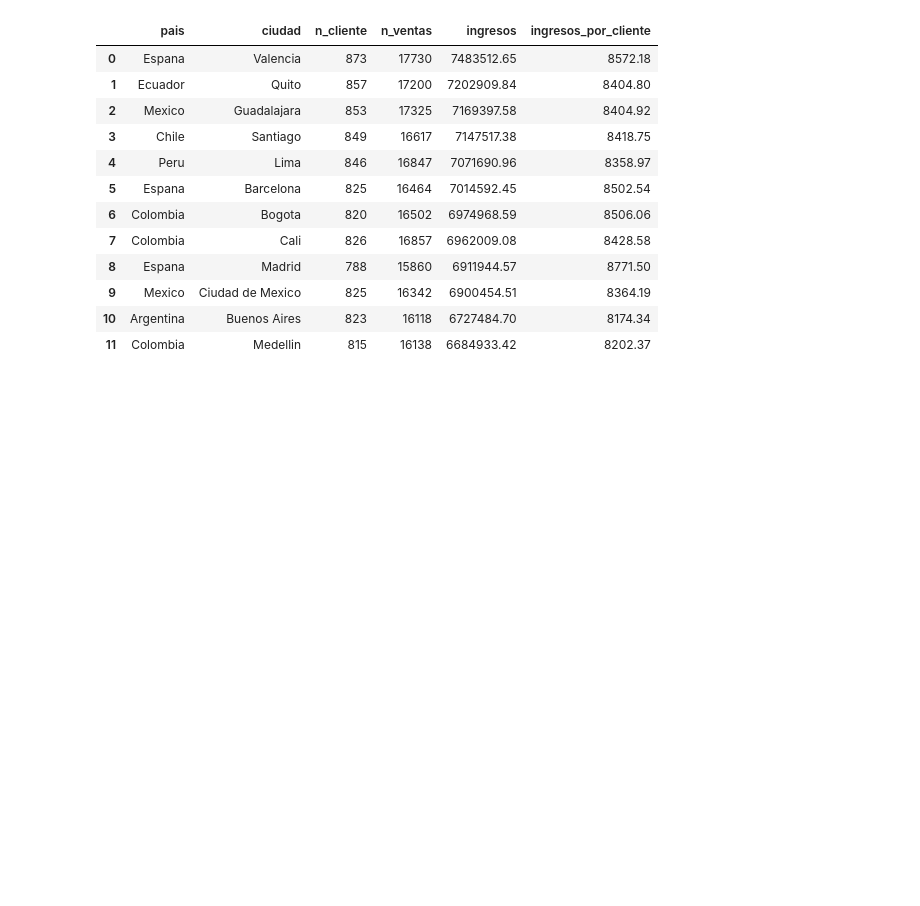
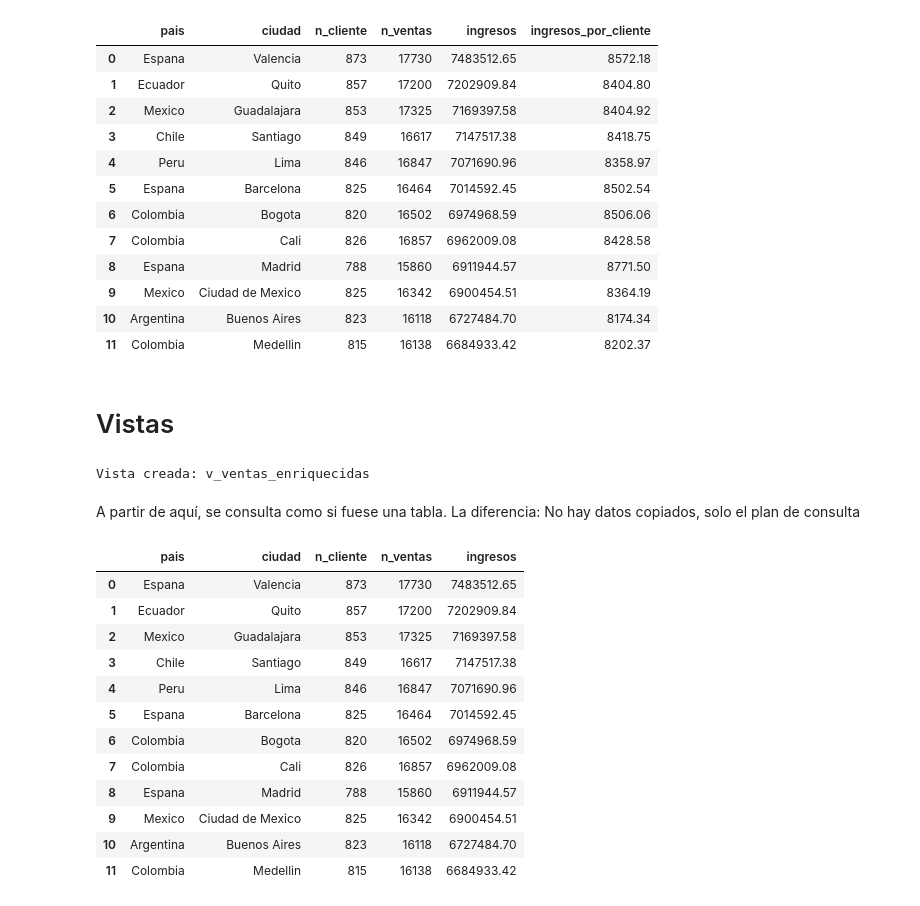
Before and after one commit to Jorge0827/Tutorias_Cohorte_6_master_IA, a Jupyter notebook: Tutorias_Refuerzo_IA6/Tutoria_persistencia_consultas_avanzadas/sql_avanzado.ipynb, the cells around one changed output. Saved outputs shown, nothing was run; the diff lists cells and outputs as text; code cells hidden in the pictures; blank space fills up the shorter version.

```diff
--- a/Tutorias_Refuerzo_IA6/Tutoria_persistencia_consultas_avanzadas/sql_avanzado.ipynb
+++ b/Tutorias_Refuerzo_IA6/Tutoria_persistencia_consultas_avanzadas/sql_avanzado.ipynb
@@ -357,3 +357,63 @@ display(consulta_02)
 | 9 | Mexico | Ciudad de Mexico | 825 | 16342 | 6900454.51 | 8364.19 |
 | 10 | Argentina | Buenos Aires | 823 | 16118 | 6727484.70 | 8174.34 |
 | 11 | Colombia | Medellin | 815 | 16138 | 6684933.42 | 8202.37 |
+# %% [markdown]
+# Vistas
+# %%
+#Crear una vista del ticket medio que sea enriquecido
+
+#Pregunta: ¿Cómo dejo listo el detalle venta-cliente para no armar el JOIN en cada pregunta?
+
+
+consultar("""
+CREATE OR REPLACE VIEW v_ventas_enriquecidas AS
+SELECT
+    v.venta_id,
+    v.fecha_venta,
+    v.cantidad,
+    v.total,
+    v.canal,
+    c.cliente_id,
+    c.nombre           AS cliente,
+    c.pais,
+    c.ciudad,
+    c.segmento,
+    p.producto_id,
+    p.nombre           AS producto,
+    p.categoria
+FROM ventas v
+JOIN clientes c ON c.cliente_id = v.cliente_id
+JOIN productos p ON p.producto_id = v.producto_id
+          """)
+
+print("Vista creada: v_ventas_enriquecidas")
+# %% [output]
+Vista creada: v_ventas_enriquecidas
+# %% [markdown]
+A partir de aquí, se consulta como si fuese una tabla. La diferencia: No hay datos copiados, solo el plan de consulta
+# %%
+consultar("""
+SELECT
+    pais,
+    ciudad,
+    COUNT(DISTINCT cliente_id)    AS n_cliente,
+    COUNT(*)                      AS n_ventas,
+    ROUND(SUM(total), 2)          AS ingresos
+FROM v_ventas_enriquecidas
+GROUP BY pais, ciudad
+ORDER BY ingresos DESC
+    """)
+# %% [output]
+|  | pais | ciudad | n_cliente | n_ventas | ingresos |
+| 0 | Espana | Valencia | 873 | 17730 | 7483512.65 |
+| 1 | Ecuador | Quito | 857 | 17200 | 7202909.84 |
+| 2 | Mexico | Guadalajara | 853 | 17325 | 7169397.58 |
+| 3 | Chile | Santiago | 849 | 16617 | 7147517.38 |
+| 4 | Peru | Lima | 846 | 16847 | 7071690.96 |
+| 5 | Espana | Barcelona | 825 | 16464 | 7014592.45 |
+| 6 | Colombia | Bogota | 820 | 16502 | 6974968.59 |
+| 7 | Colombia | Cali | 826 | 16857 | 6962009.08 |
+| 8 | Espana | Madrid | 788 | 15860 | 6911944.57 |
+| 9 | Mexico | Ciudad de Mexico | 825 | 16342 | 6900454.51 |
+| 10 | Argentina | Buenos Aires | 823 | 16118 | 6727484.70 |
+| 11 | Colombia | Medellin | 815 | 16138 | 6684933.42 |
```
Also changed, not shown: parts of 5 cells of this notebook, 1 other file.
